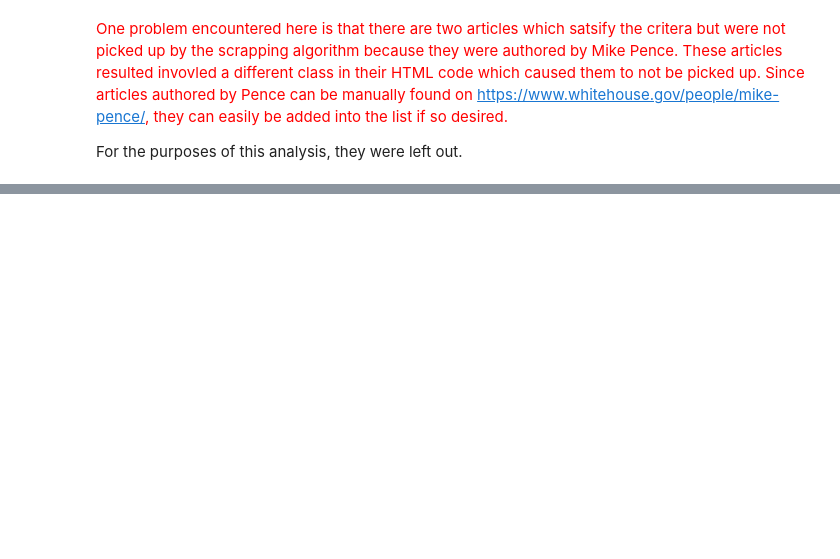
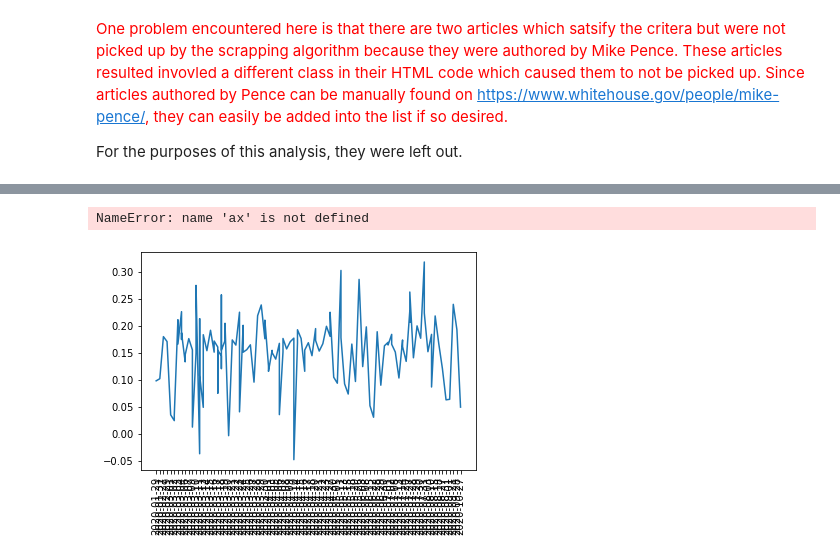
Before and after one commit to ForrestHo/WhiteHouse_COVID_Analysis, a Jupyter notebook: Main.ipynb, the cells around one changed output, grey strips where cells are left out. Saved outputs shown, nothing was run; the diff lists cells and outputs as text; code cells hidden in the pictures; blank space fills up the shorter version.

```diff
--- a/Main.ipynb
+++ b/Main.ipynb
@@ -45,0 +437,17 @@ print(all_links)
+# %%
+# Graphing sentiment analysis
+
+import matplotlib.pyplot as plt
+import pandas as pd
+
+df_sentiment = pd.read_csv('df_sentiment.csv')
+df_sentiment
+
+df_sentiment.sort_values('Date', ascending=True)
+df_sentiment
+plt.plot(df_sentiment['Date'], df_sentiment['Polarity Score'])
+plt.xticks(rotation='vertical')
+plt.show()
+# %% [output]
+NameError: name 'ax' is not defined
+[figure, added]
```
Also changed, not shown: parts of 35 cells of this notebook.
